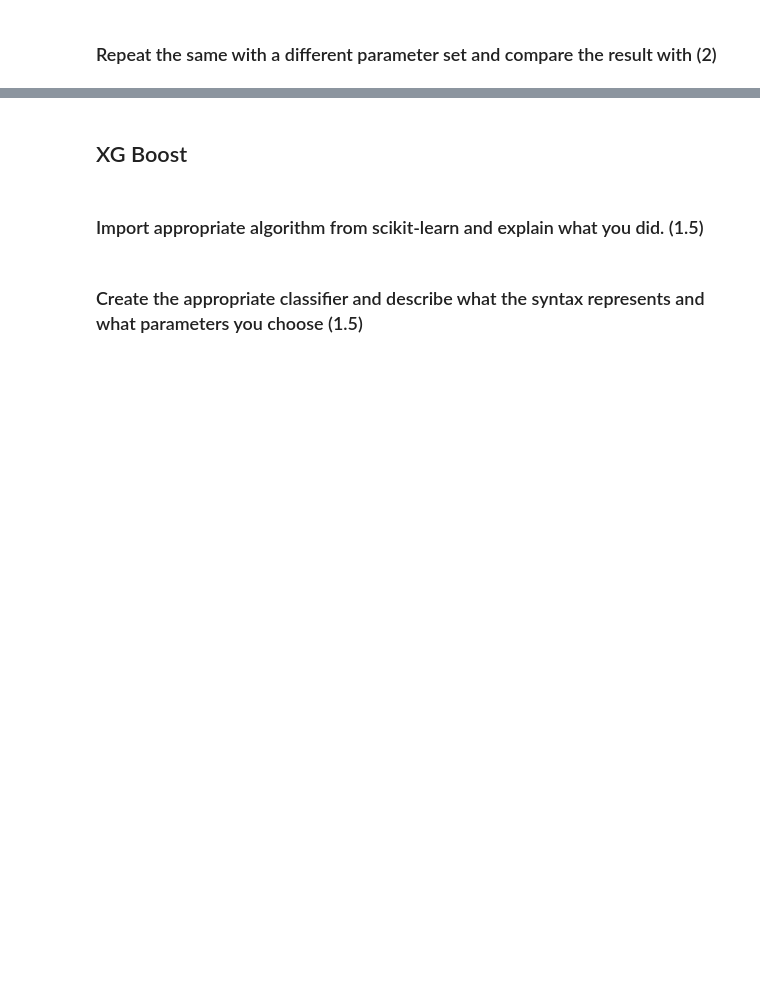
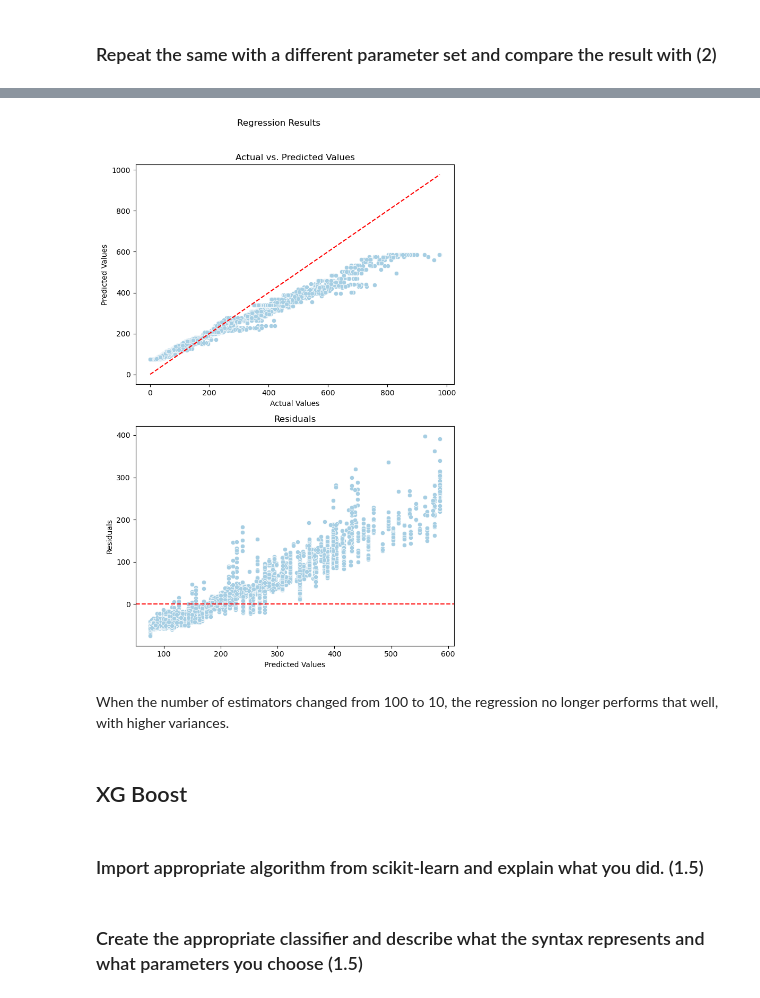
Before and after one commit to nwu1017/ANLY605-ML_AppDeployment, a Jupyter notebook: assignment1/Assignment02_nw388.ipynb, the cells around one changed output, grey strips where cells are left out. Cells and saved outputs as stored; diff of their text form; code cells hidden in the pictures; blank space fills up the shorter version.

```diff
--- a/assignment1/Assignment02_nw388.ipynb
+++ b/assignment1/Assignment02_nw388.ipynb
@@ -630,3 +745,13 @@ The confusion matrix shows how the predicted labels compared to actual ones. Wit
+# %%
+#reshape test to ensure it's 1 dimensional
+BSHy_test = BSHy_test.ravel()
+
+#plot the regression results
+plot_regression_results(y_true=BSHy_test, y_pred=BSHy_pred)
+# %% [output]
+[figure, added]
+# %% [markdown]
+When the number of estimators changed from 100 to 10, the regression no longer performs that well, with higher variances.
 # %% [markdown]
 ## XG Boost
 # %% [markdown]
```
Also changed, not shown: parts of 35 cells of this notebook.
